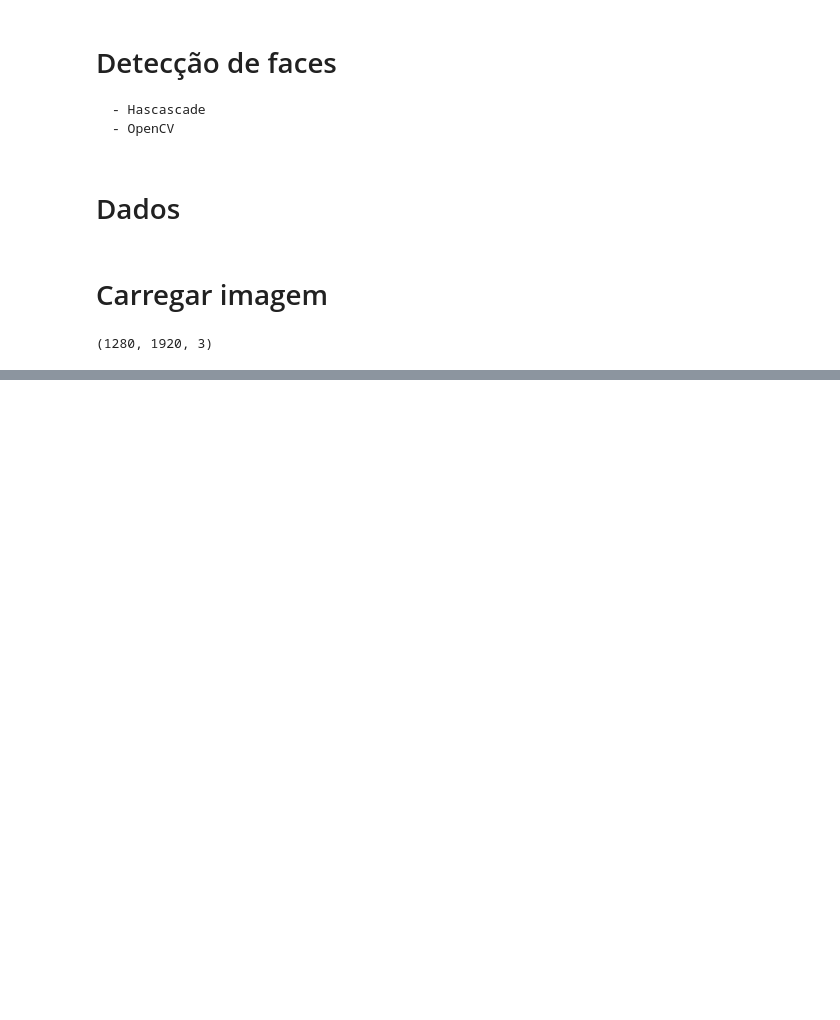
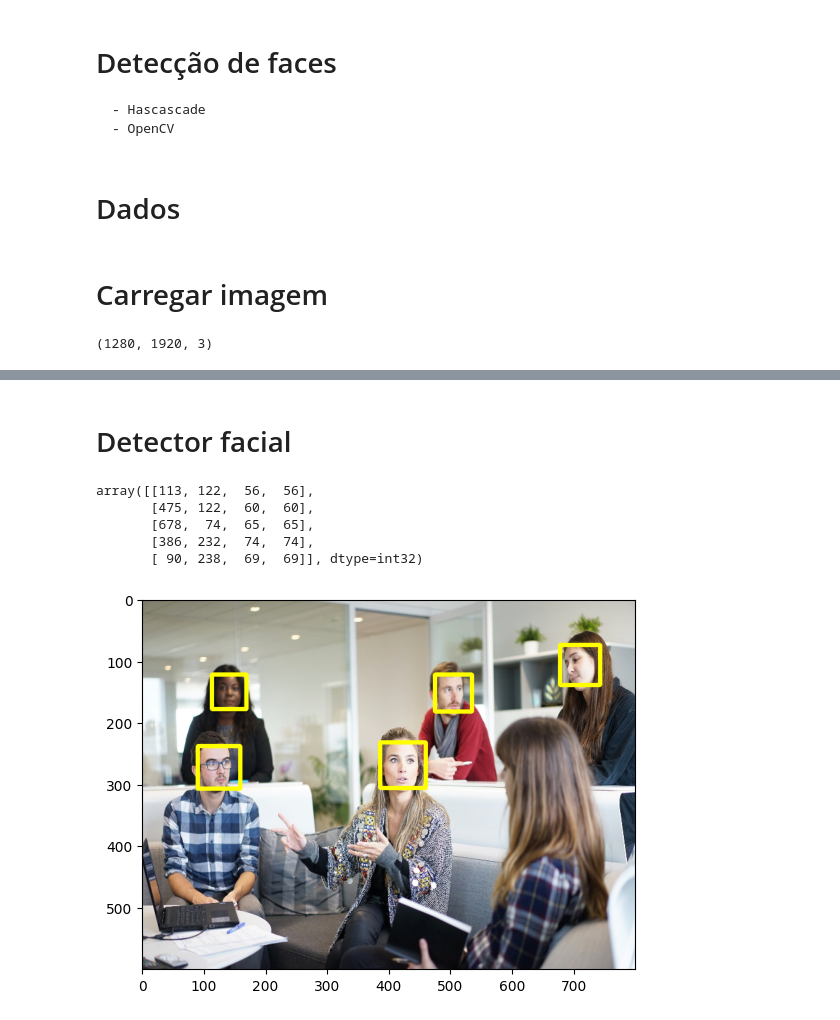
Before and after one commit to Eric-Oliveira-ds/computer-vision, a Jupyter notebook: notebooks/face_detection.ipynb, the cells around one changed output, grey strips where cells are left out. Cells and saved outputs as stored; diff of their text form; code cells hidden in the pictures; blank space fills up the shorter version.

Commit message:
end basic of face detection with Hascascade

```diff
--- a/notebooks/face_detection.ipynb
+++ b/notebooks/face_detection.ipynb
@@ -39,5 +41,5 @@ plt.imshow(imagem);
 # %%
 # converter para escala de cinza
-imagem_cinza = cv2.cvtColor(imagem, cv2.COLOR_BGR2GRAY)
+imagem_cinza = cv2.cvtColor(obj_img, cv2.COLOR_RGB2GRAY)
 # %%
 plt.imshow(imagem_cinza, cmap = 'gray', interpolation = 'bicubic')
@@ -46 +48,23 @@ plt.imshow(imagem_cinza, cmap = 'gray', interpolation = 'bicubic')
 [figure]
+# %% [markdown]
+# Detector facial
+# %%
+xml_path ='/home/eric/projetos pessoais/computer-vision/Visão Computacional Guia Completo/Cascades/haarcascade_frontalface_default.xml'
+
+detector_facial = cv2.CascadeClassifier(xml_path)
+# %%
+deteccoes = detector_facial.detectMultiScale(imagem_cinza, scaleFactor=1.09)
+# %%
+deteccoes
+# %% [output]
+array([[113, 122,  56,  56],
+       [475, 122,  60,  60],
+       [678,  74,  65,  65],
+       [386, 232,  74,  74],
+       [ 90, 238,  69,  69]], dtype=int32)
+# %%
+for x,y,w,h in deteccoes:
+    cv2.rectangle(obj_img, (x,y), (x + w,y + h), (255, 255, 0), 5)
+plt.imshow(obj_img);
+# %% [output]
+[figure, added]
```
Also changed, not shown: parts of 14 cells of this notebook.
